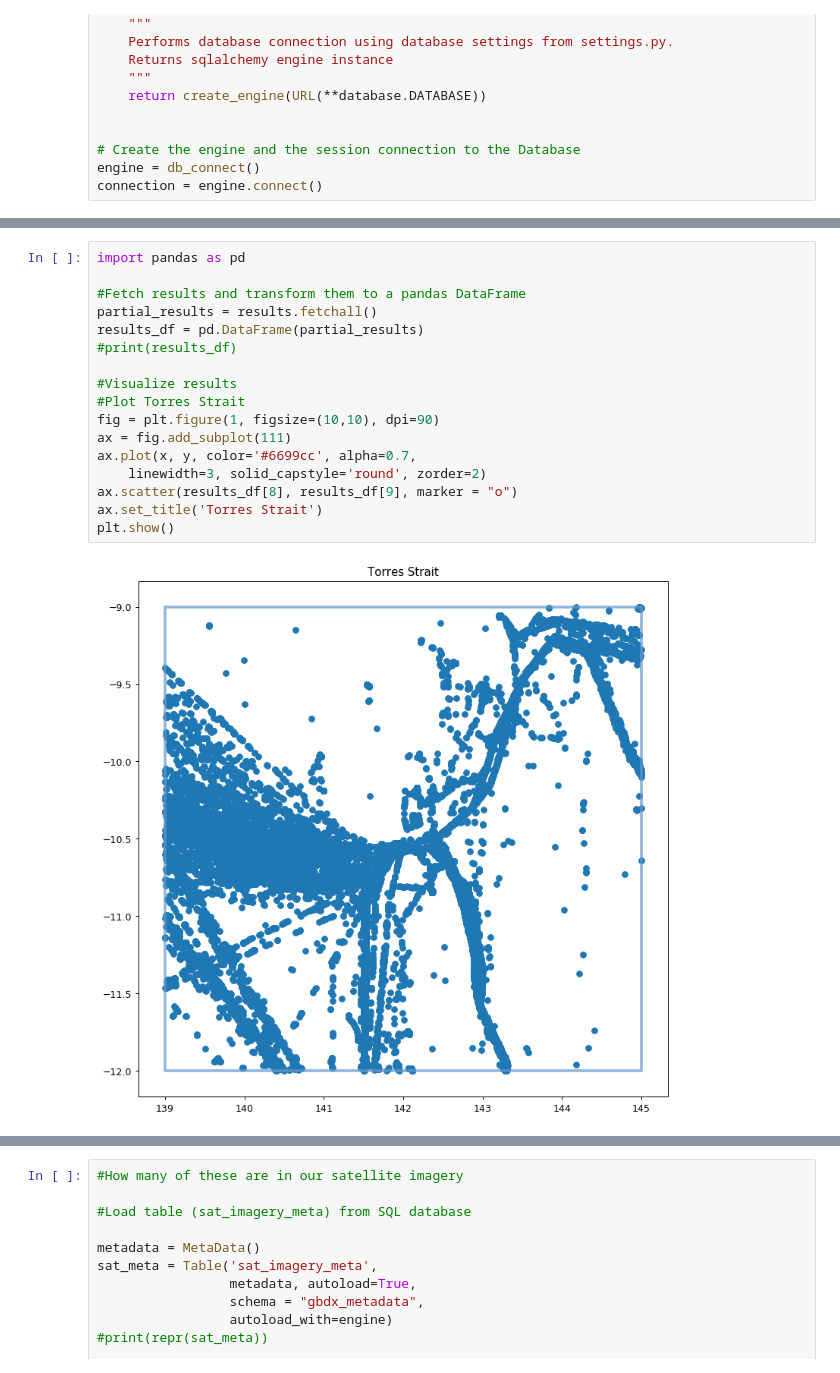
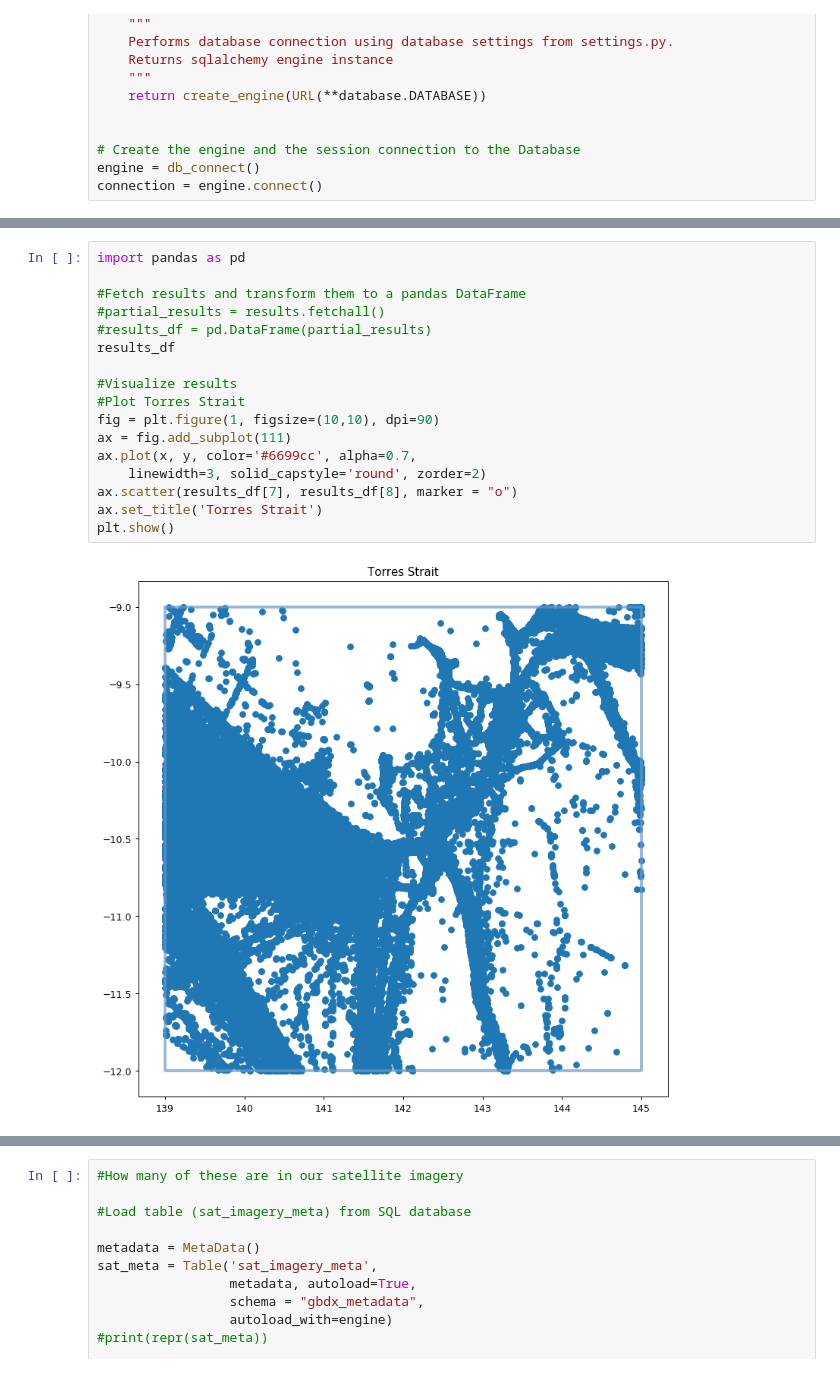
Before and after one commit to DSSG-EUROPE/wef_oceans, a Jupyter notebook: gbdx_ais_intersection.ipynb, the cells around one changed output, grey strips where cells are left out. Saved outputs shown, nothing was run; the diff lists cells and outputs as text.

```diff
--- a/gbdx_ais_intersection.ipynb
+++ b/gbdx_ais_intersection.ipynb
@@ -104,22 +107,22 @@ results = connection.execute(q)
 # %%
 import pandas as pd
 
 #Fetch results and transform them to a pandas DataFrame
-partial_results = results.fetchall()
-results_df = pd.DataFrame(partial_results)
-#print(results_df)
+#partial_results = results.fetchall()
+#results_df = pd.DataFrame(partial_results)
+results_df
 
 #Visualize results
 #Plot Torres Strait
 fig = plt.figure(1, figsize=(10,10), dpi=90)
 ax = fig.add_subplot(111)
 ax.plot(x, y, color='#6699cc', alpha=0.7,
     linewidth=3, solid_capstyle='round', zorder=2)
-ax.scatter(results_df[8], results_df[9], marker = "o")
+ax.scatter(results_df[7], results_df[8], marker = "o")
 ax.set_title('Torres Strait')
 plt.show()
 # %% [output]
-[figure, old version]
+[figure, new version]
 # %%
 #How many unique MMSI do we have on the data?
 print(len(results_df[1].unique()))
```
Also changed, not shown: parts of 17 cells of this notebook, 2 other files.
